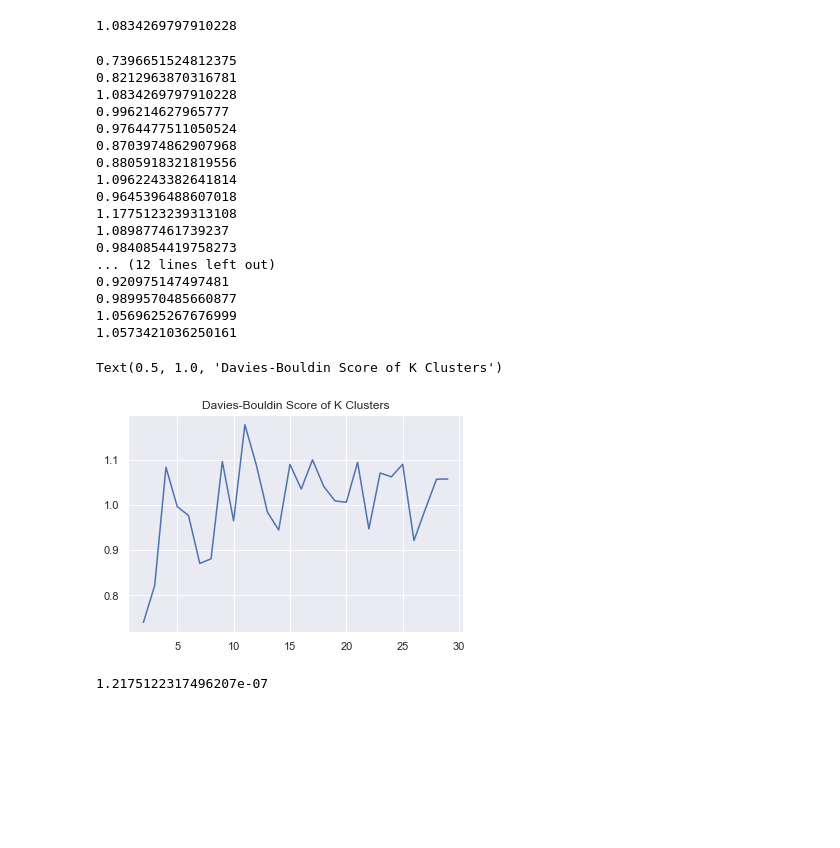
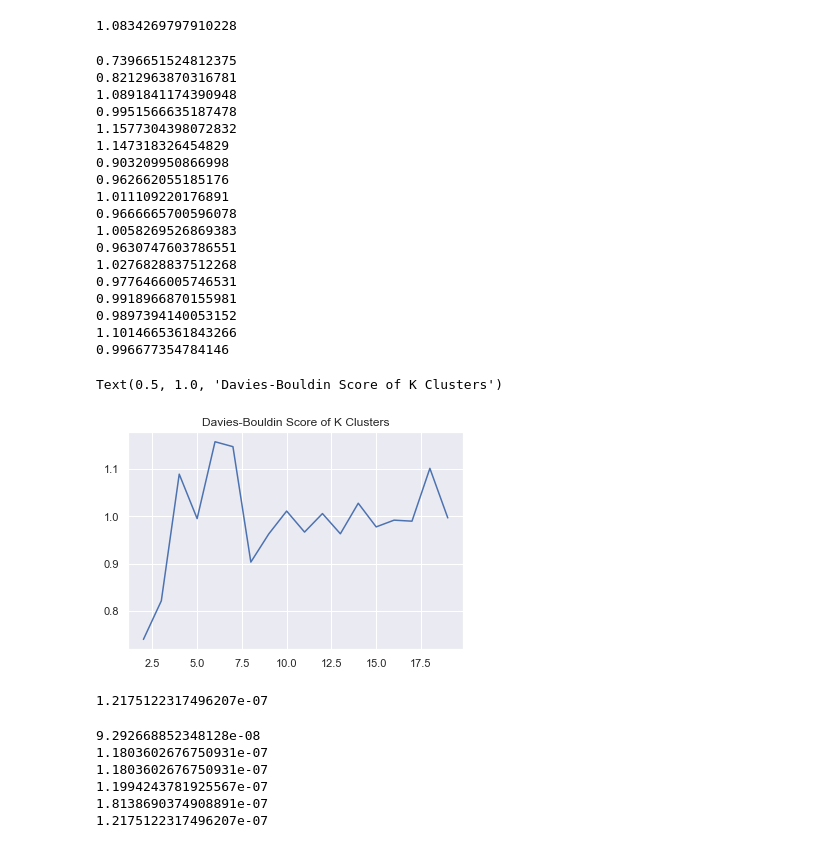
Before and after one commit to LiviReka/Optimization_assignments, a Jupyter notebook: kmeans.ipynb, the cells around one changed output. Cells and saved outputs as stored; diff of their text form; code cells hidden in the pictures; blank space fills up the shorter version.

```diff
--- a/kmeans.ipynb
+++ b/kmeans.ipynb
@@ -198,38 +198,39 @@ davies_bouldin_score(tdata[['a','b','c','d','e']], tdata.assignments)
 # %%
 #index 1
 
 scores = []
 k = []
-for n in range(2,30):
+for n in range(2,20):
     tdata,tm,tpath = mykmeans(thyroid,n)
     k.append(n)
     score = davies_bouldin_score(tdata[['a','b','c','d','e']], tdata.assignments)
     print(score)
     scores.append(score)
 
 sns.lineplot(x=k,y=scores).set_title('Davies-Bouldin Score of K Clusters')
 
 # comment that 8 is best-scoring (lower) k
 # %% [output]
 0.7396651524812375
 0.8212963870316781
-1.0834269797910228
-0.996214627965777
-0.9764477511050524
-0.8703974862907968
-0.8805918321819556
-1.0962243382641814
-0.9645396488607018
-1.1775123239313108
-1.089877461739237
-0.9840854419758273
-... (12 lines left out)
-0.920975147497481
-0.9899570485660877
-1.0569625267676999
-1.0573421036250161
+1.0891841174390948
+0.9951566635187478
+1.1577304398072832
+1.147318326454829
+0.903209950866998
+0.962662055185176
+1.011109220176891
+0.9666665700596078
+1.0058269526869383
+0.9630747603786551
+1.0276828837512268
+0.9776466005746531
+0.9918966870155981
+0.9897394140053152
+1.1014665361843266
+0.996677354784146
 Text(0.5, 1.0, 'Davies-Bouldin Score of K Clusters')
-[figure, old version]
+[figure, new version]
 # %%
 import numpy as np
 
@@ -289,3 +290,10 @@ for n in range(2,40):
 sns.lineplot(x=k,y=scores).set_title('Dunn Score of K Clusters')
 
 # low is bad
+# %% [output]
+9.292668852348128e-08
+1.1803602676750931e-07
+1.1803602676750931e-07
+1.1994243781925567e-07
+1.8138690374908891e-07
+1.2175122317496207e-07
```
Also changed, not shown: parts of 2 cells of this notebook.
